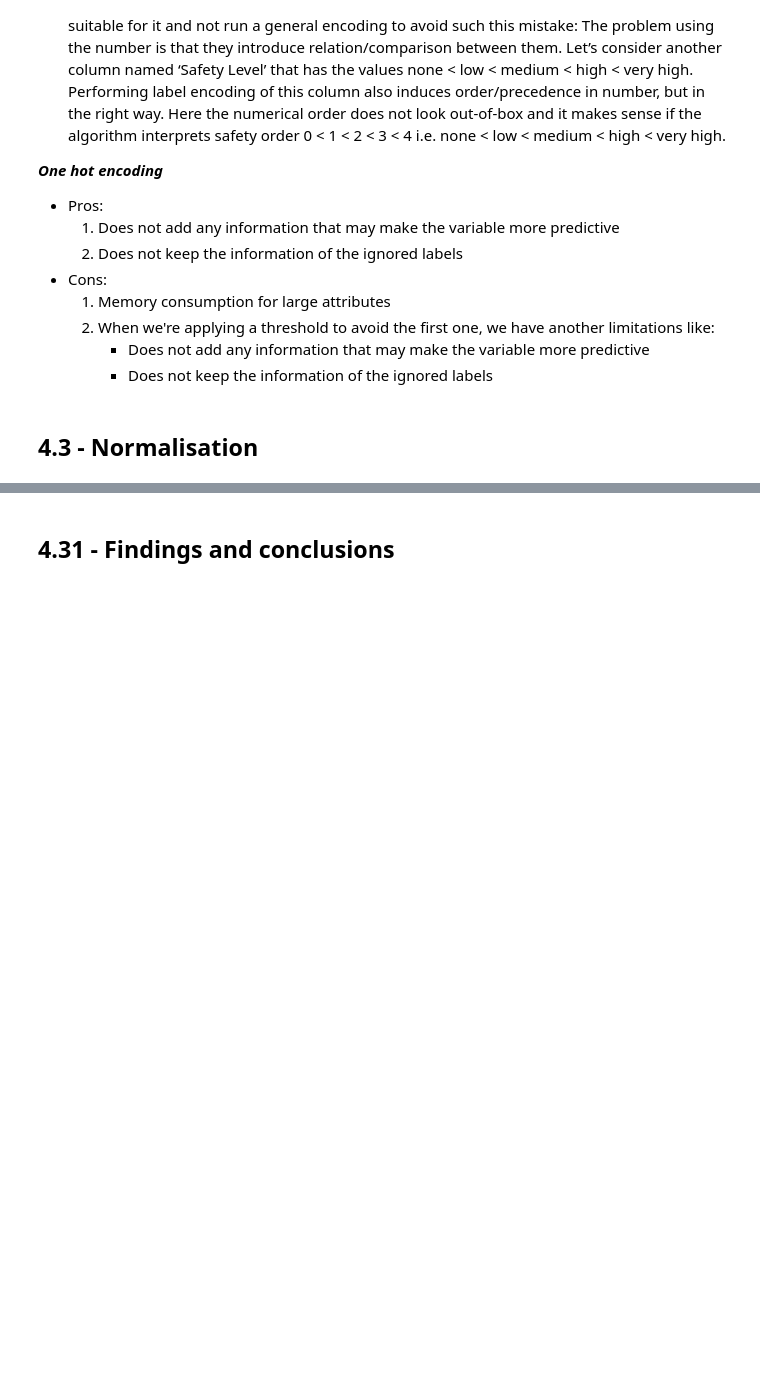
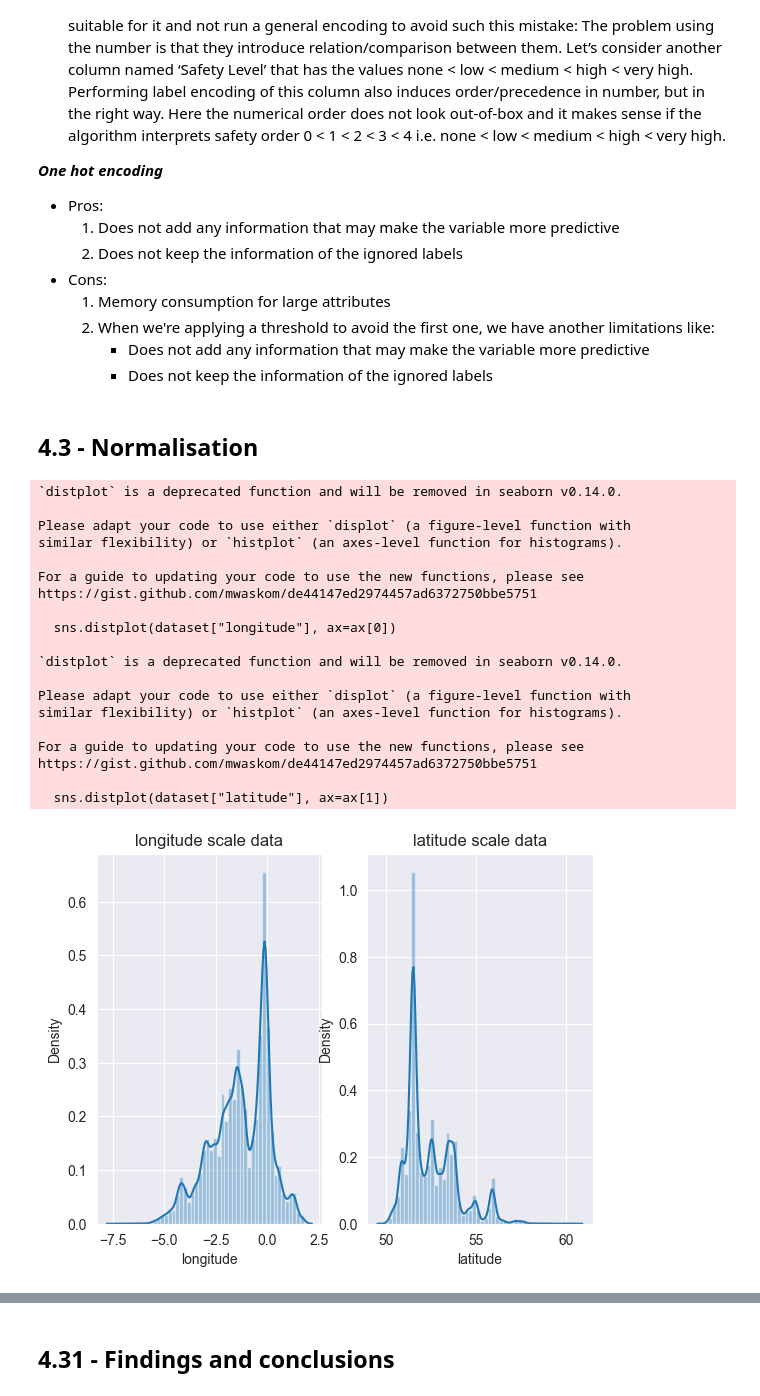
Before and after one commit to Abdelrahman-Khater/DE, a Jupyter notebook: m1 khair.ipynb, the cells around one changed output, grey strips where cells are left out. Saved outputs shown, nothing was run; the diff lists cells and outputs as text; code cells hidden in the pictures; blank space fills up the shorter version.

```diff
--- a/m1 khair.ipynb
+++ b/m1 khair.ipynb
@@ -669,3 +672,31 @@ The problem using the number is that they introduce relation/comparison between
         - Does not keep the information of the ignored labels
 # %% [markdown]
 ## 4.3 - Normalisation
+# %%
+fig, ax=plt.subplots(1,2)
+sns.distplot(dataset["longitude"], ax=ax[0])
+ax[0].set_title("longitude scale data")
+sns.distplot(dataset["latitude"], ax=ax[1])
+ax[1].set_title("latitude scale data")
+plt.show()
+# %% [output]
+`distplot` is a deprecated function and will be removed in seaborn v0.14.0.
+
+Please adapt your code to use either `displot` (a figure-level function with
+similar flexibility) or `histplot` (an axes-level function for histograms).
+
+For a guide to updating your code to use the new functions, please see
+https://gist.github.com/mwaskom/de44147ed2974457ad6372750bbe5751
+
+  sns.distplot(dataset["longitude"], ax=ax[0])
+
+`distplot` is a deprecated function and will be removed in seaborn v0.14.0.
+
+Please adapt your code to use either `displot` (a figure-level function with
+similar flexibility) or `histplot` (an axes-level function for histograms).
+
+For a guide to updating your code to use the new functions, please see
+https://gist.github.com/mwaskom/de44147ed2974457ad6372750bbe5751
+
+  sns.distplot(dataset["latitude"], ax=ax[1])
+[figure, added]
```
Also changed, not shown: parts of 7 cells of this notebook.
